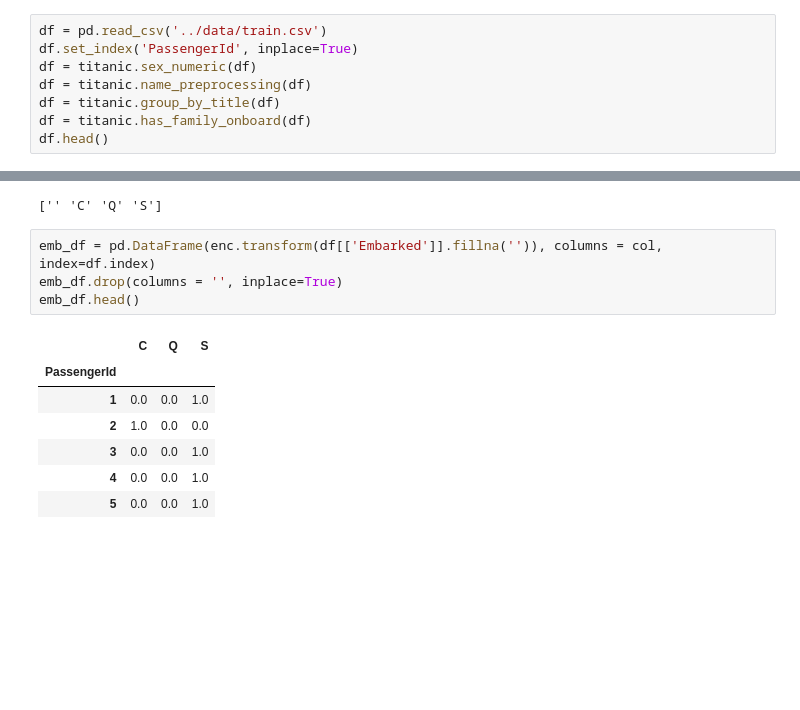
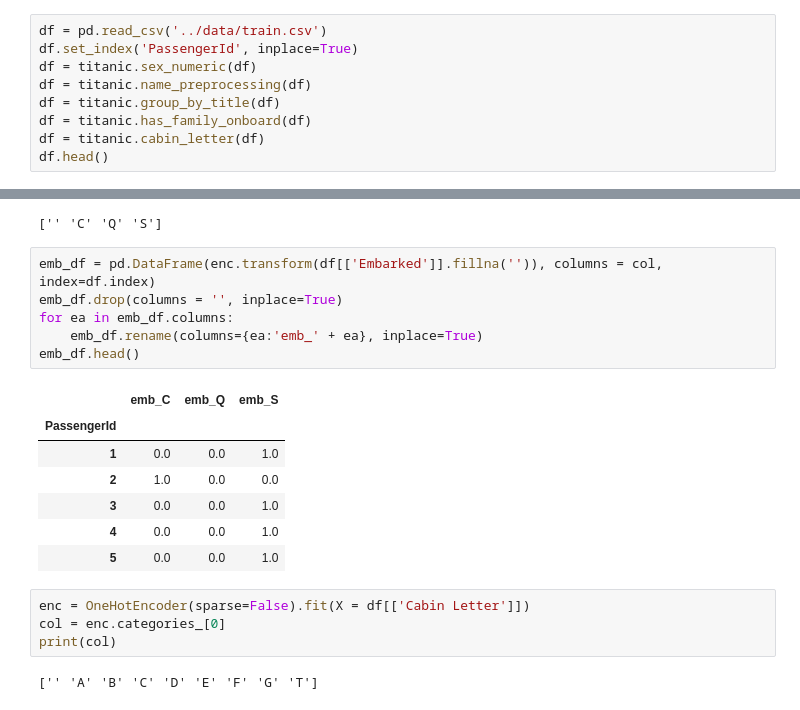
Before and after one commit to IanStone/kaggle_titanic, a Jupyter notebook: notebooks/Train Model.ipynb, the cells around one changed output, grey strips where cells are left out. Cells and saved outputs as stored; diff of their text form; blank space fills up the shorter version.

```diff
--- a/notebooks/Train Model.ipynb
+++ b/notebooks/Train Model.ipynb
@@ -15,6 +15,7 @@ df = titanic.sex_numeric(df)
 df = titanic.name_preprocessing(df)
 df = titanic.group_by_title(df)
 df = titanic.has_family_onboard(df)
+df = titanic.cabin_letter(df)
 df.head()
 # %% [output]
 |  | Survived | Pclass | Name | Sex | Age | SibSp | Parch | Ticket | Fare | Cabin | ... |
@@ -38,12 +39,20 @@ print(col)
 # %%
 emb_df = pd.DataFrame(enc.transform(df[['Embarked']].fillna('')), columns = col, index=df.index)
 emb_df.drop(columns = '', inplace=True)
+for ea in emb_df.columns:
+    emb_df.rename(columns={ea:'emb_' + ea}, inplace=True)
 emb_df.head()
 # %% [output]
-|  | C | Q | S |
+|  | emb_C | emb_Q | emb_S |
 | PassengerId |  |  |  |
 | 1 | 0.0 | 0.0 | 1.0 |
 | 2 | 1.0 | 0.0 | 0.0 |
 | 3 | 0.0 | 0.0 | 1.0 |
 | 4 | 0.0 | 0.0 | 1.0 |
 | 5 | 0.0 | 0.0 | 1.0 |
+# %%
+enc = OneHotEncoder(sparse=False).fit(X = df[['Cabin Letter']])
+col = enc.categories_[0]
+print(col)
+# %% [output]
+['' 'A' 'B' 'C' 'D' 'E' 'F' 'G' 'T']
```
Also changed, not shown: parts of 13 cells of this notebook, 2 other files.
